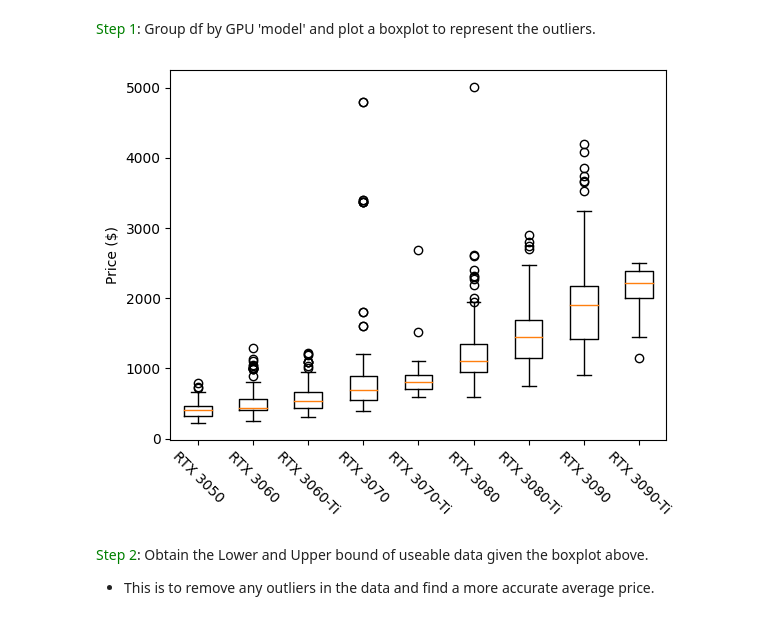
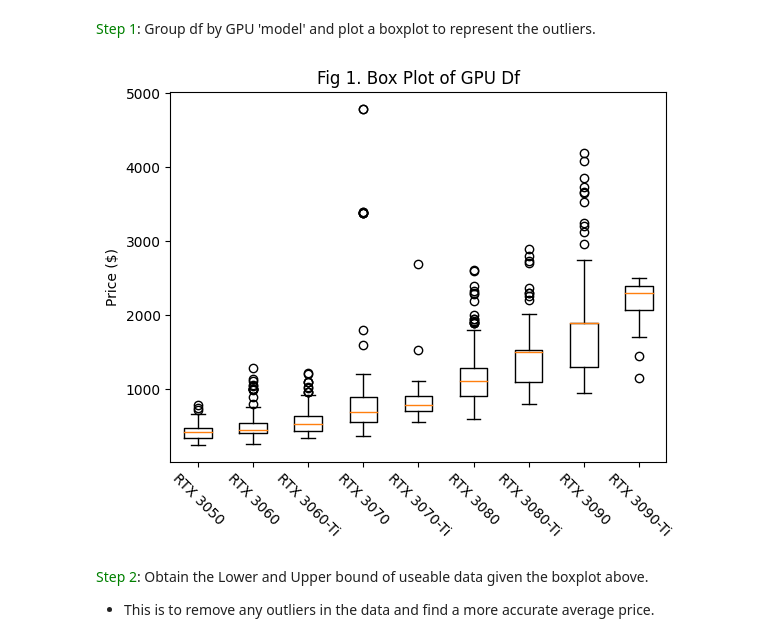
Before and after one commit to yh12chang/WebScrappingEDA, a Jupyter notebook: data_analyst_gpu.ipynb, the cells around one changed output. Cells and saved outputs as stored; diff of their text form; code cells hidden in the pictures.

```diff
--- a/data_analyst_gpu.ipynb
+++ b/data_analyst_gpu.ipynb
@@ -37,7 +32,7 @@ product_link = []
 <span style="color:green">Step 2</span>: Use *BeautifulSoup* and *requests* to retrieve the page of GPU. (Test with RTX 3050 cards)
 # %%
 # Request webpage and retrieve the html of the page
-url = "https://www.newegg.com/p/pl?N=100007709%20601357282&PageSize=96&d=rtx+3050&isdeptsrh=1&ComboBundle=true"    # RTX 3050 card link
+url = "https://www.newegg.com/p/pl?ComboBundle=true&N=100007709&d=rtx+3050&isdeptsrh=1"    # RTX 3050 card link
 web = requests.get(url).text
 doc = BeautifulSoup(web, "html.parser")
 # %% [markdown]
@@ -164,7 +183,7 @@ def getGPUData(model: str, number: int, var = ""):
     else:
         gpu = model + "+" + str(number)
 
-    url = "https://www.newegg.com/p/pl?ComboBundle=true&N=100007709&d={gpu}&isdeptsrh=1".format(gpu = gpu)
+    url = "https://www.newegg.com/p/pl?N=100007709&d={gpu}&isdeptsrh=1&ComboBundle=true".format(gpu = gpu)
     print(url)
 
     # Request webpage and retrieve the html of the page
@@ -196,7 +215,8 @@ def getGPUData(model: str, number: int, var = ""):
         # Traverse through all the items on the website to find the NAME and PRICE
         for i in items:
             # n=name p=price and this step gets the components with NAME and PRICE from the previous selected items
-            info, p = i.contents[1:3]
+            info = i.contents[1]
+            p = i.contents[2]
             # Find the specific html component that holds the item NAME
             name = info.find(class_="item-title")
             # Find the specific html component that holds the item PRICE
@@ -513,14 +486,15 @@ This section will include all of the exploratory data analysis for this project.
 # %%
 # Group the data by the model type and create a list of all the prices within each group
 g = df.groupby('model')['price'].apply(list)
 
 # Create a boxplot of the prices to show outliers
 plot = plt.boxplot(g, labels = g.keys())
 plt.xticks(rotation=-45)
 plt.ylabel('Price ($)')
+plt.title(label='Fig 1. Box Plot of GPU Df')
 plt.show()
 # %% [output]
-[figure, old version]
+[figure, new version]
 # %% [markdown]
 <span style="color:green">Step 2</span>: Obtain the Lower and Upper bound of useable data given the boxplot above.
 * This is to remove any outliers in the data and find a more accurate average price.
```
Also changed, not shown: parts of 34 cells of this notebook.
